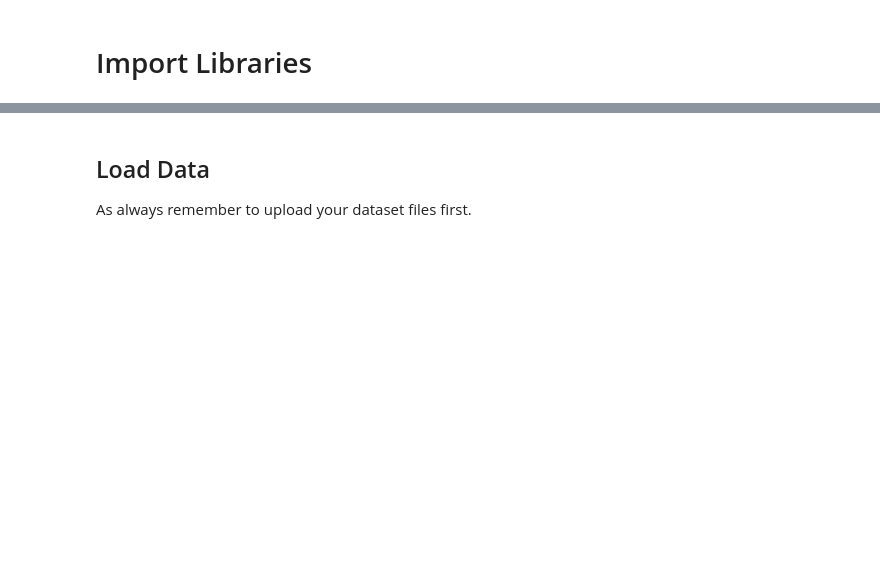
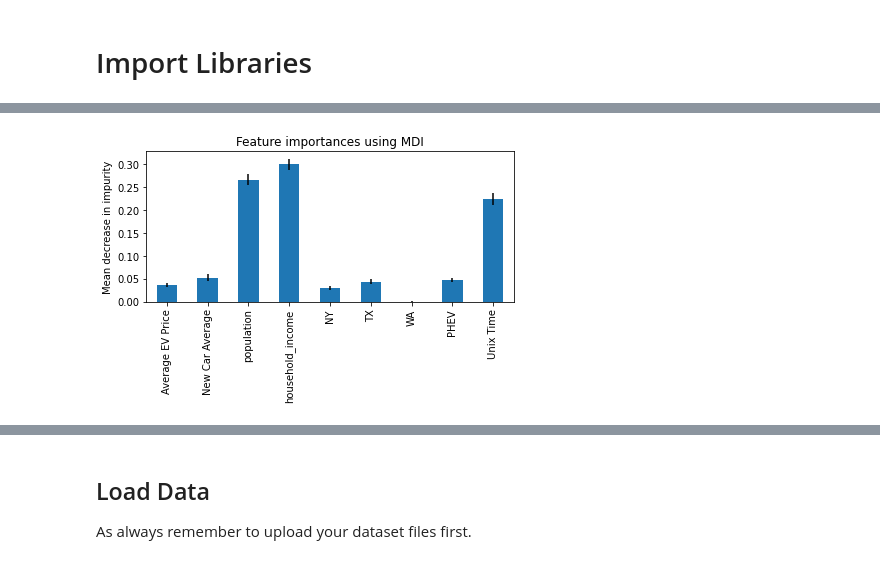
Before and after one commit to shakesy94/ev_adoption_ml, a Jupyter notebook: Random_Forest.ipynb, the cells around one changed output, grey strips where cells are left out. Drawn from its saved outputs; the diff is of its cells as text; code cells hidden in the pictures; blank space fills up the shorter version.

```diff
--- a/Random_Forest.ipynb
+++ b/Random_Forest.ipynb
@@ -21,0 +18,4 @@ Using the CTR (click-through rate) dataset, we are going to predict CTR on 6,057
+# %%
+X = pd.read_csv('.\Data\df_X.csv')
+y = pd.read_csv('.\Data\df_y.csv')
+X
@@ -21,0 +47,2 @@ Using the CTR (click-through rate) dataset, we are going to predict CTR on 6,057
+# %%
+X_train, X_test, y_train, y_test = train_test_split(X, y, test_size = 0.2, random_state = 123)
@@ -21,0 +61,2 @@ Using the CTR (click-through rate) dataset, we are going to predict CTR on 6,057
+# %%
+model = RandomForestRegressor(random_state = 123).fit(X_train, y_train)
@@ -21,0 +76,7 @@ Using the CTR (click-through rate) dataset, we are going to predict CTR on 6,057
+# %%
+start_time = time.time()
+importances = model.feature_importances_
+std = np.std([tree.feature_importances_ for tree in model.estimators_], axis=0)
+elapsed_time = time.time() - start_time
+
+print(f"Elapsed time to compute the importances: {elapsed_time:.3f} seconds")
@@ -21,0 +85,11 @@ Using the CTR (click-through rate) dataset, we are going to predict CTR on 6,057
+# %%
+feature_names = X.columns
+forest_importances = pd.Series(importances, index = feature_names)
+
+fig, ax = plt.subplots()
+forest_importances.plot.bar(yerr=std, ax=ax)
+ax.set_title("Feature importances using MDI")
+ax.set_ylabel("Mean decrease in impurity")
+fig.tight_layout()
+# %% [output]
+[figure, added]
```
Also changed, not shown: parts of 22 cells of this notebook.
